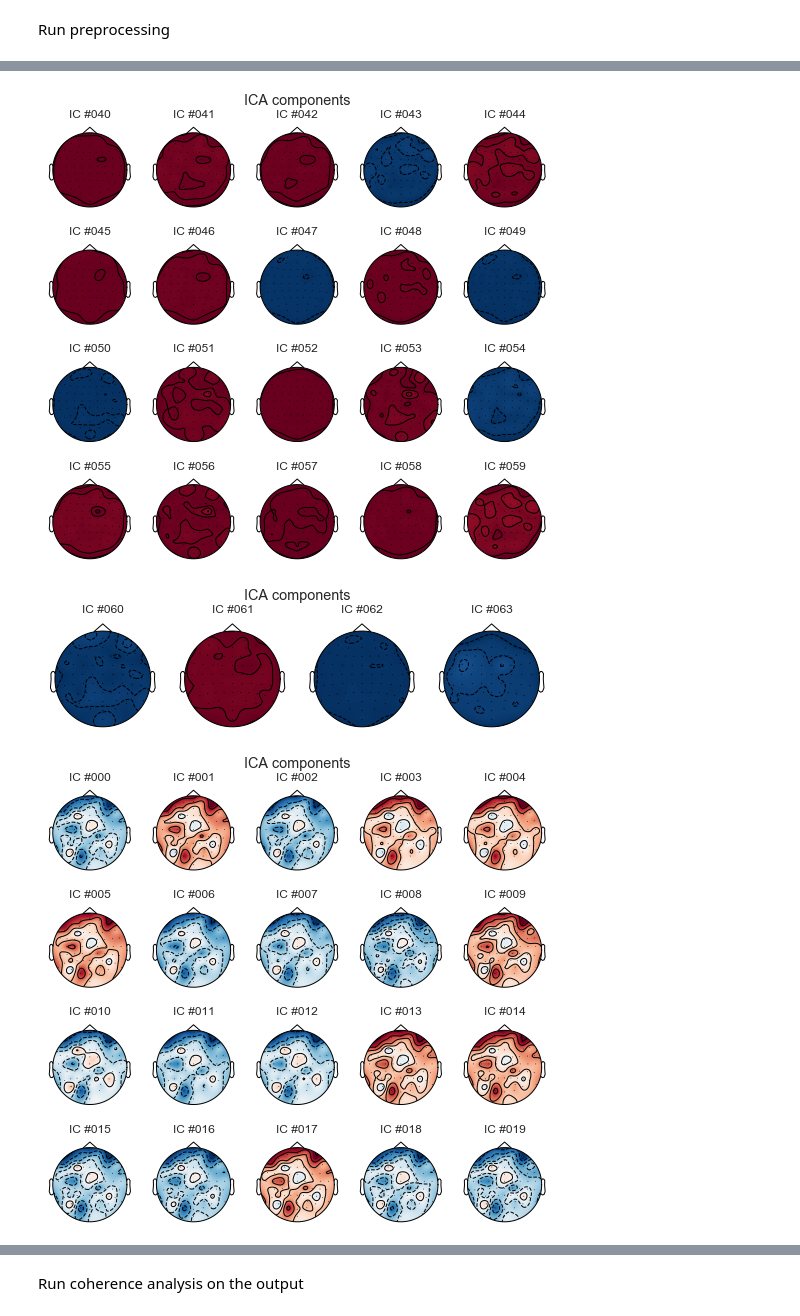
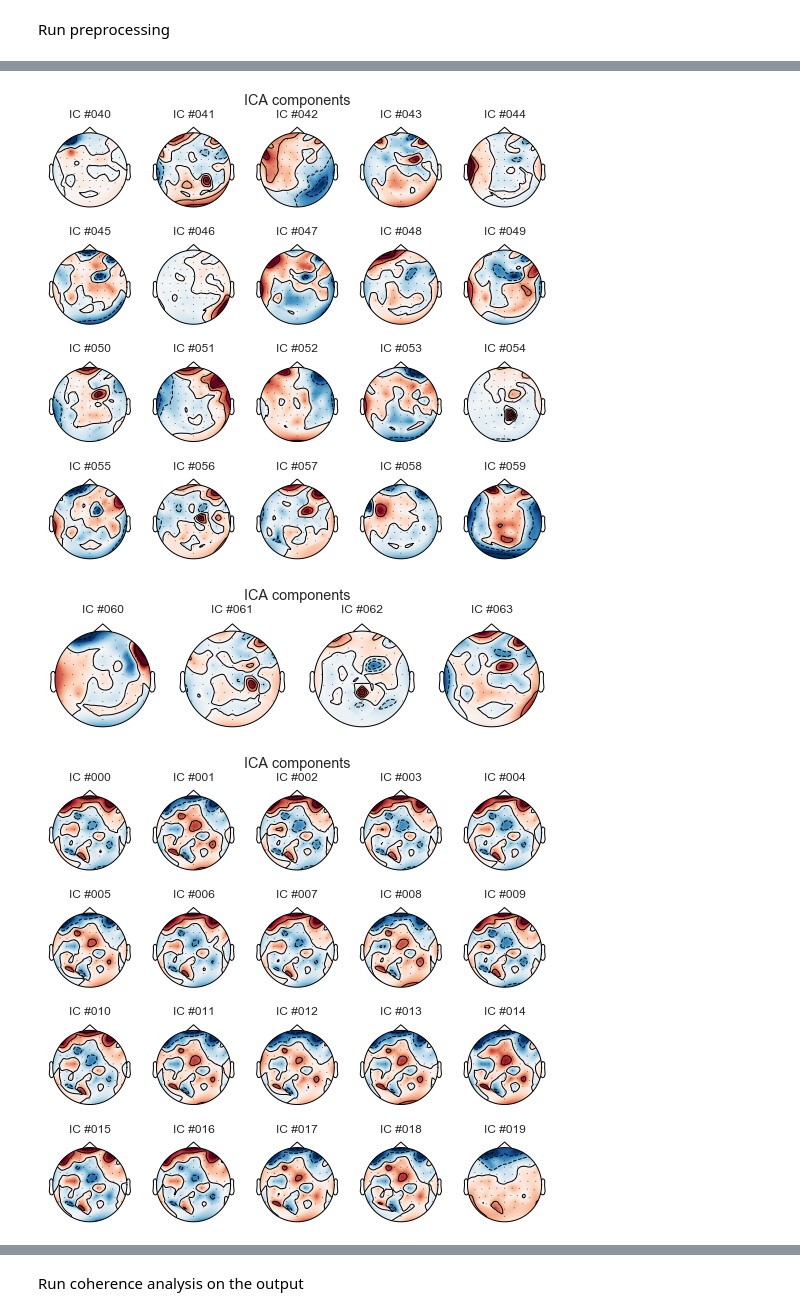
Before and after one commit to rb643/resting_state_eeg, a Jupyter notebook: resting_state_eeg.ipynb, the cells around one changed output, grey strips where cells are left out. Drawn from its saved outputs; the diff is of its cells as text; code cells hidden in the pictures.

Commit message:
Include filtering before ICA

```diff
--- a/resting_state_eeg.ipynb
+++ b/resting_state_eeg.ipynb
@@ -65,13 +65,15 @@ for raw, event in zip(raws(), events()):
 
 
     # set the average of the mastoids as reference
-    raw = raw.set_eeg_reference(['EXG5', 'EXG6'])
+    raw = raw.set_eeg_reference()
     raw = raw.apply_proj()
 
     # filter the EOG data
     raw = raw.filter(0.5, 15, picks=mne.pick_types(raw.info, eeg=False, eog=True), n_jobs=6)
     # filter the EEG data (bandstop for mains and all harmonics)
     raw = raw.notch_filter(np.arange(50, raw.info['lowpass'], 50), n_jobs=6)
+    # high-pass filter the data
+    raw = raw.filter(0.5, 45)
 
     # run an ICA to remove components correlated with both horizontal and vertical EOG traces
     seed = np.random.RandomState(2017)
@@ -87,3 +89,3 @@ for raw, event in zip(raws(), events()):
-[figure, old version]
+[figure, new version]
-[figure, old version]
+[figure, new version]
-[figure, old version]
+[figure, new version]
```
Also changed, not shown: parts of 2 cells of this notebook.
